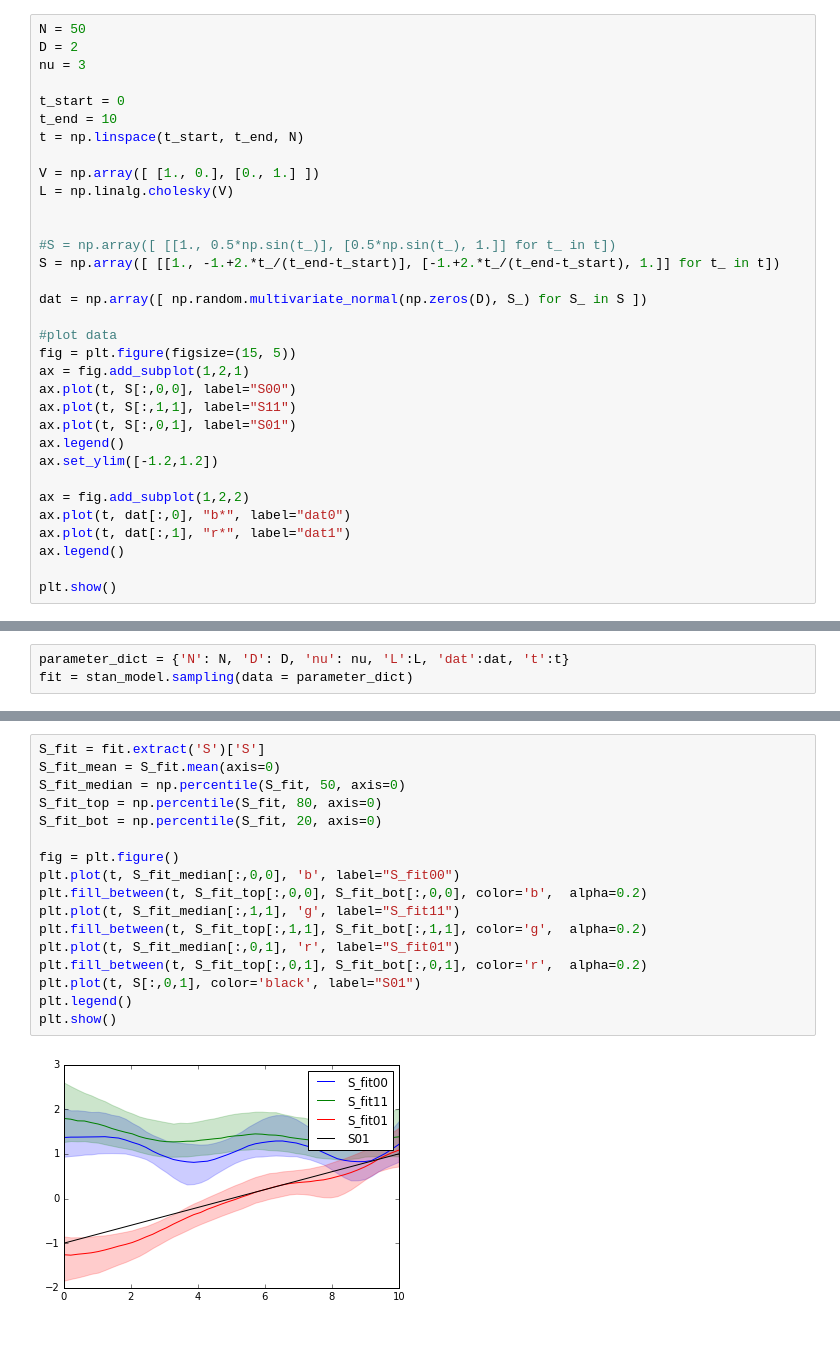
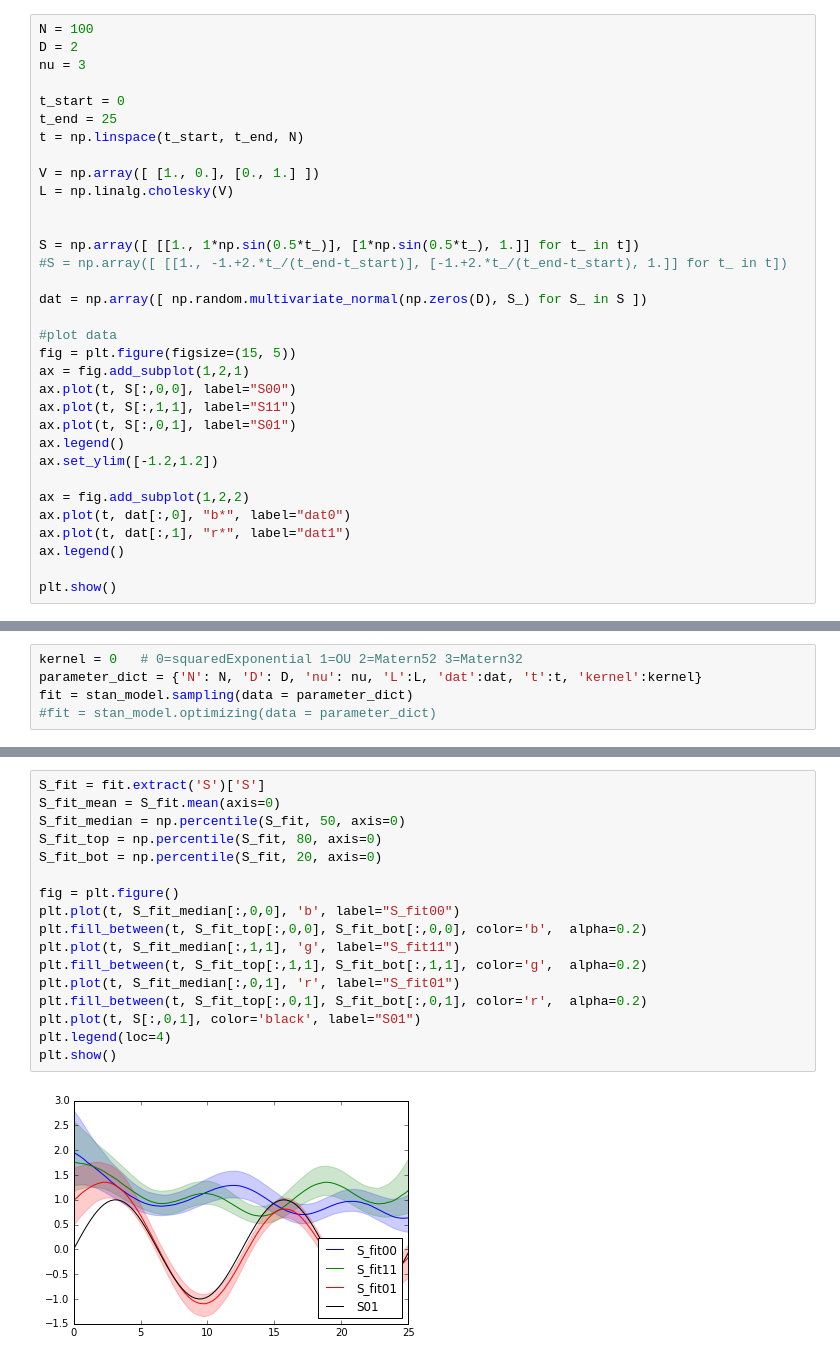
Before and after one commit to zhouhy2333/wishartProcess, a Jupyter notebook: fitGeneralisedWishartProcesses.ipynb, the cells around one changed output, grey strips where cells are left out. Drawn from its saved outputs; the diff is of its cells as text.

```diff
--- a/fitGeneralisedWishartProcesses.ipynb
+++ b/fitGeneralisedWishartProcesses.ipynb
@@ -71,18 +84,18 @@ INFO:pystan:COMPILING THE C++ CODE FOR MODEL anon_model_7430f4dc6e6dd5ad4e6843f8
 # %%
-N = 50
+N = 100
 D = 2
 nu = 3
 
 t_start = 0
-t_end = 10
+t_end = 25
 t = np.linspace(t_start, t_end, N)
 
 V = np.array([ [1., 0.], [0., 1.] ])
 L = np.linalg.cholesky(V)
 
 
-#S = np.array([ [[1., 0.5*np.sin(t_)], [0.5*np.sin(t_), 1.]] for t_ in t])
-S = np.array([ [[1., -1.+2.*t_/(t_end-t_start)], [-1.+2.*t_/(t_end-t_start), 1.]] for t_ in t])
+S = np.array([ [[1., 1*np.sin(0.5*t_)], [1*np.sin(0.5*t_), 1.]] for t_ in t])
+#S = np.array([ [[1., -1.+2.*t_/(t_end-t_start)], [-1.+2.*t_/(t_end-t_start), 1.]] for t_ in t])
 
 dat = np.array([ np.random.multivariate_normal(np.zeros(D), S_) for S_ in S ])
 
@@ -106,3 +119,5 @@ plt.show()
 # %%
-parameter_dict = {'N': N, 'D': D, 'nu': nu, 'L':L, 'dat':dat, 't':t}
+kernel = 0   # 0=squaredExponential 1=OU 2=Matern52 3=Matern32
+parameter_dict = {'N': N, 'D': D, 'nu': nu, 'L':L, 'dat':dat, 't':t, 'kernel':kernel}
 fit = stan_model.sampling(data = parameter_dict)
+#fit = stan_model.optimizing(data = parameter_dict)
@@ -121,20 +139,20 @@ plt.plot(theta_fit)
 # %%
 S_fit = fit.extract('S')['S']
 S_fit_mean = S_fit.mean(axis=0)
 S_fit_median = np.percentile(S_fit, 50, axis=0)
 S_fit_top = np.percentile(S_fit, 80, axis=0)
 S_fit_bot = np.percentile(S_fit, 20, axis=0)
 
 fig = plt.figure()
 plt.plot(t, S_fit_median[:,0,0], 'b', label="S_fit00")
 plt.fill_between(t, S_fit_top[:,0,0], S_fit_bot[:,0,0], color='b',  alpha=0.2)
 plt.plot(t, S_fit_median[:,1,1], 'g', label="S_fit11")
 plt.fill_between(t, S_fit_top[:,1,1], S_fit_bot[:,1,1], color='g',  alpha=0.2)
 plt.plot(t, S_fit_median[:,0,1], 'r', label="S_fit01")
 plt.fill_between(t, S_fit_top[:,0,1], S_fit_bot[:,0,1], color='r',  alpha=0.2)
 plt.plot(t, S[:,0,1], color='black', label="S01")
-plt.legend()
+plt.legend(loc=4)
 plt.show()
 # %% [output]
-[figure, old version]
+[figure, new version]
 # %%
```
Also changed, not shown: parts of 10 cells of this notebook, 2 other files.
